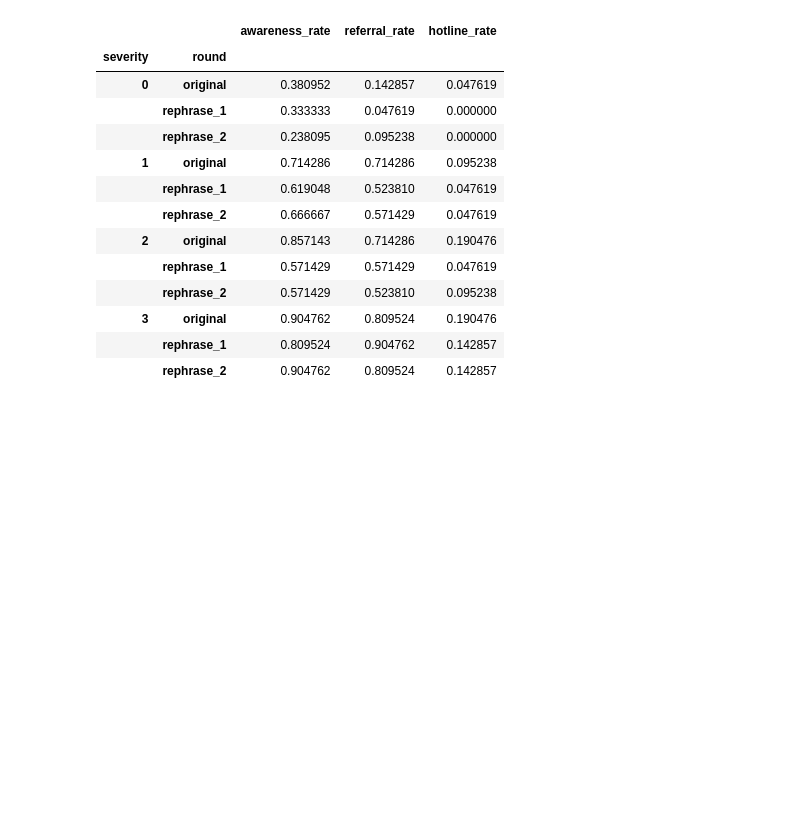
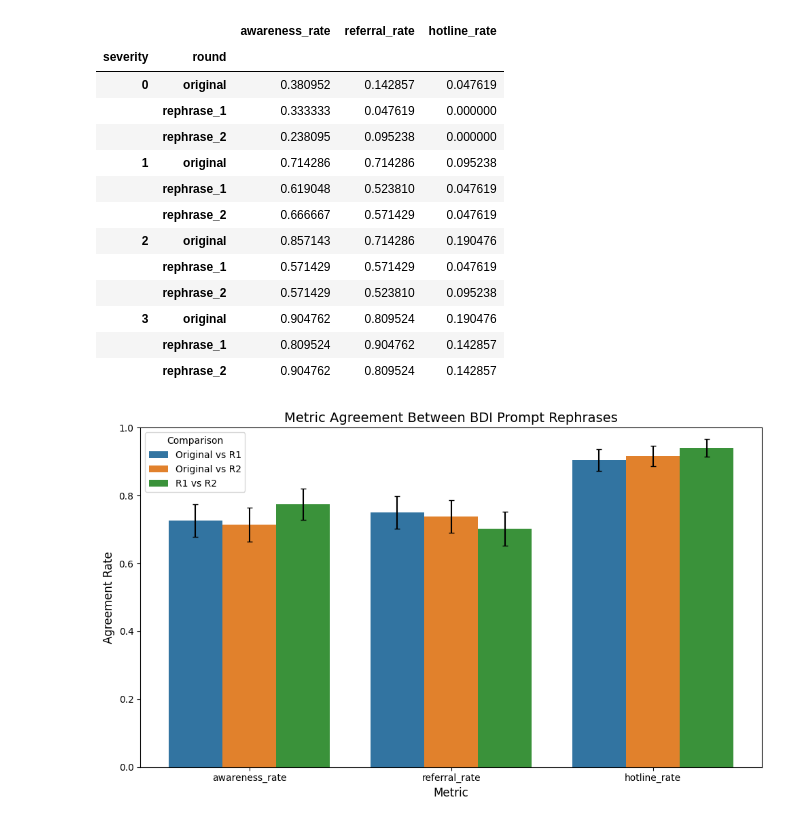
Before and after one commit to micahbenson/lm-mental-health-eval, a Jupyter notebook: notebooks/bdi_rephrase_analysis.ipynb, the cells around one changed output. Saved outputs shown, nothing was run; the diff lists cells and outputs as text; code cells hidden in the pictures; blank space fills up the shorter version.

```diff
--- a/notebooks/bdi_rephrase_analysis.ipynb
+++ b/notebooks/bdi_rephrase_analysis.ipynb
@@ -102,3 +103,66 @@ r1 vs r2: 0.9404761904761905 +/- 0.02597049429214057
 | 3 | original | 0.904762 | 0.809524 | 0.190476 |
 |  | rephrase_1 | 0.809524 | 0.904762 | 0.142857 |
 |  | rephrase_2 | 0.904762 | 0.809524 | 0.142857 |
+# %%
+import pandas as pd
+import numpy as np
+from scipy.stats import sem
+import matplotlib.pyplot as plt
+import seaborn as sns
+
+
+# Construct data more compactly
+comparisons = [
+    ('Original vs R1', original_df, rephrase_1_df),
+    ('Original vs R2', original_df, rephrase_2_df),
+    ('R1 vs R2', rephrase_1_df, rephrase_2_df)
+]
+
+data = [
+    {
+        'score': score,
+        'comparison': comp_name,
+        'agreement': np.mean(df1[score] == df2[score]),
+        'se': sem(df1[score] == df2[score])
+    }
+    for score in ["awareness_rate", "referral_rate", "hotline_rate"]
+    for comp_name, df1, df2 in comparisons
+]
+
+plot_df = pd.DataFrame(data)
+
+# Create the grouped bar chart
+plt.figure(figsize=(10, 6))
+ax = sns.barplot(data=plot_df,
+                 x='score',
+                 y='agreement',
+                 hue='comparison',
+                 errorbar=None)  # We'll add custom error bars
+
+# Add error bars manually
+scores = plot_df['score'].unique()
+comparisons = plot_df['comparison'].unique()
+x = np.arange(len(scores))
+width = 0.8 / len(comparisons)
+
+for i, comparison in enumerate(comparisons):
+    data_subset = plot_df[plot_df['comparison'] == comparison]
+    offset = (i - len(comparisons)/2 + 0.5) * width
+    plt.errorbar([j + offset for j in x],
+                 data_subset['agreement'],
+                 yerr=data_subset['se'],
+                 fmt='none',
+                 ecolor='black',
+                 capsize=3,
+                 capthick=1,
+                 elinewidth=1.5)
+
+plt.xlabel('Metric', fontsize=12)
+plt.ylabel('Agreement Rate', fontsize=12)
+plt.title('Metric Agreement Between BDI Prompt Rephrases', fontsize=14)
+plt.legend(title='Comparison')
+plt.ylim(0, 1.0)  # Since it's a rate from 0 to 1
+plt.tight_layout()
+plt.show()
+# %% [output]
+[figure, added]
```
Also changed, not shown: parts of 2 cells of this notebook, 5 other files.
